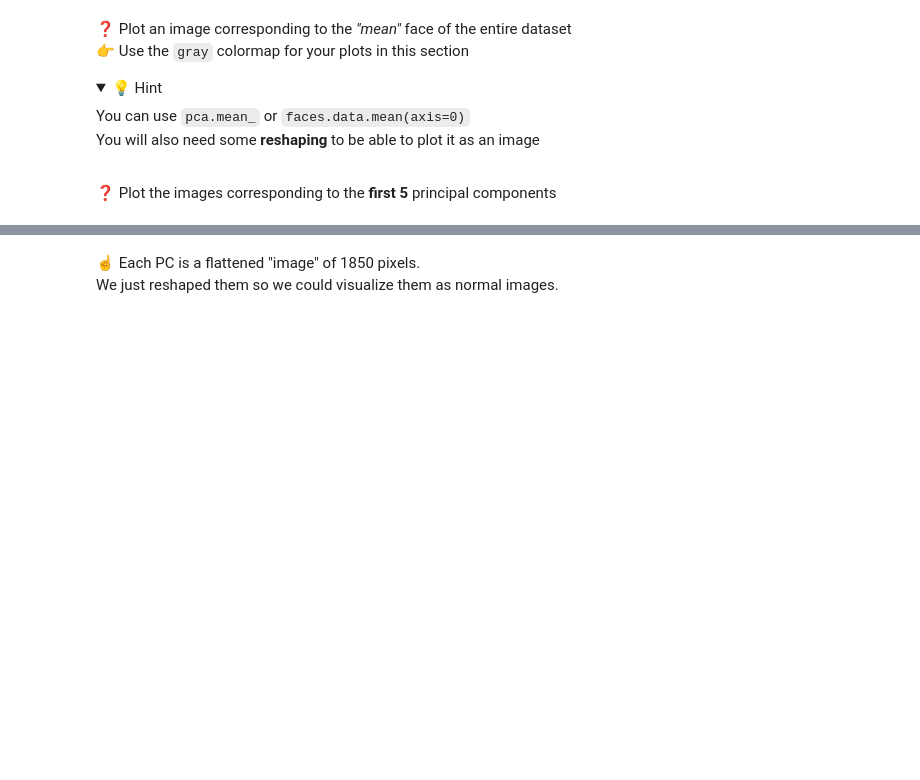
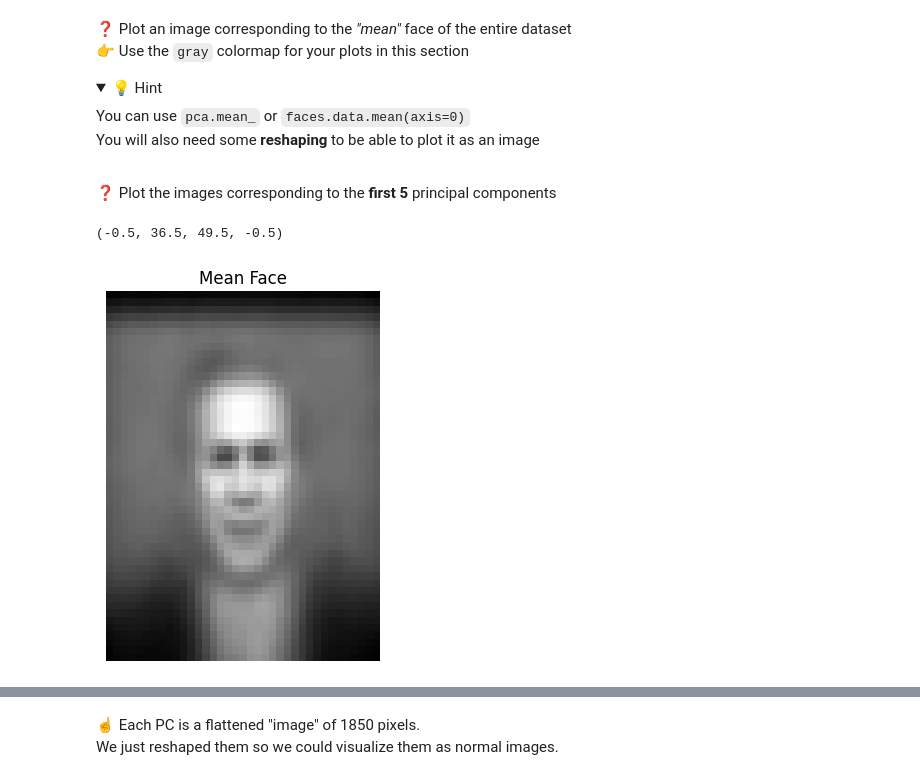
Before and after one commit to itsyeren/data-face-recoginition, a Jupyter notebook: face_recognition.ipynb, the cells around one changed output, grey strips where cells are left out. Cells and saved outputs as stored; diff of their text form; code cells hidden in the pictures; folded sections open; blank space fills up the shorter version.

```diff
--- a/face_recognition.ipynb
+++ b/face_recognition.ipynb
@@ -232,0 +231,7 @@ You will also need some **reshaping** to be able to plot it as an image
+# %%
+plt.imshow(pca.mean_.reshape((50,37)), cmap=plt.cm.gray)
+plt.title("Mean Face")
+plt.axis('off')
+# %% [output]
+(-0.5, 36.5, 49.5, -0.5)
+[figure, added]
```
Also changed, not shown: parts of 11 cells of this notebook, 1 other file.
